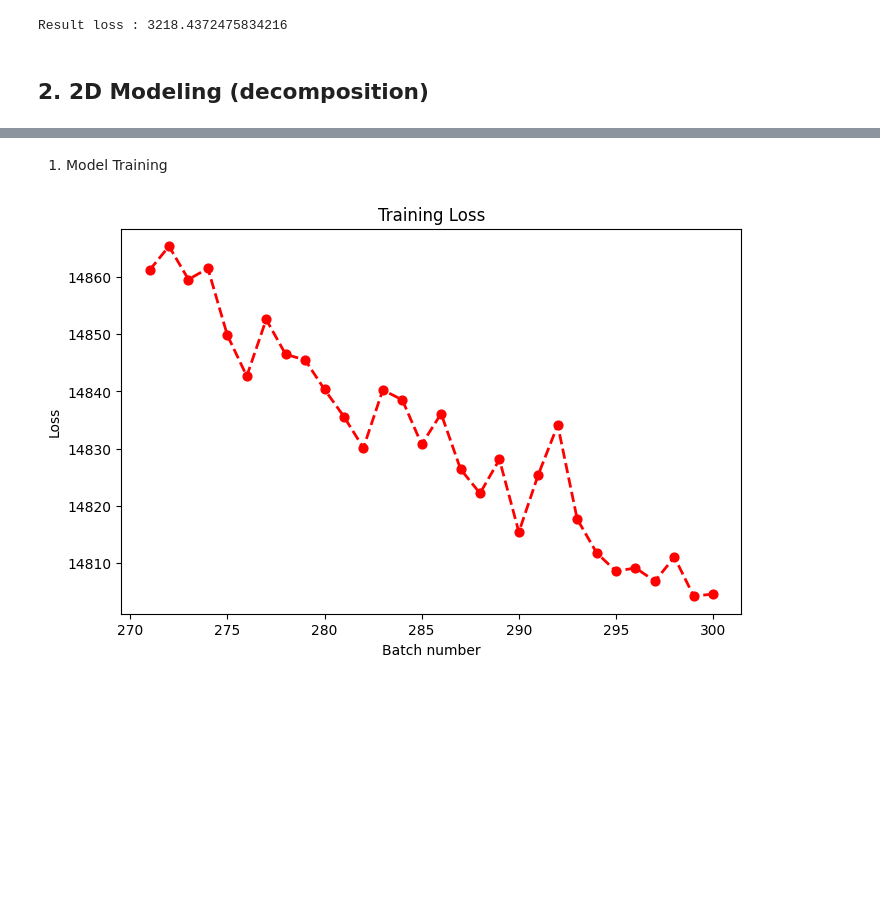
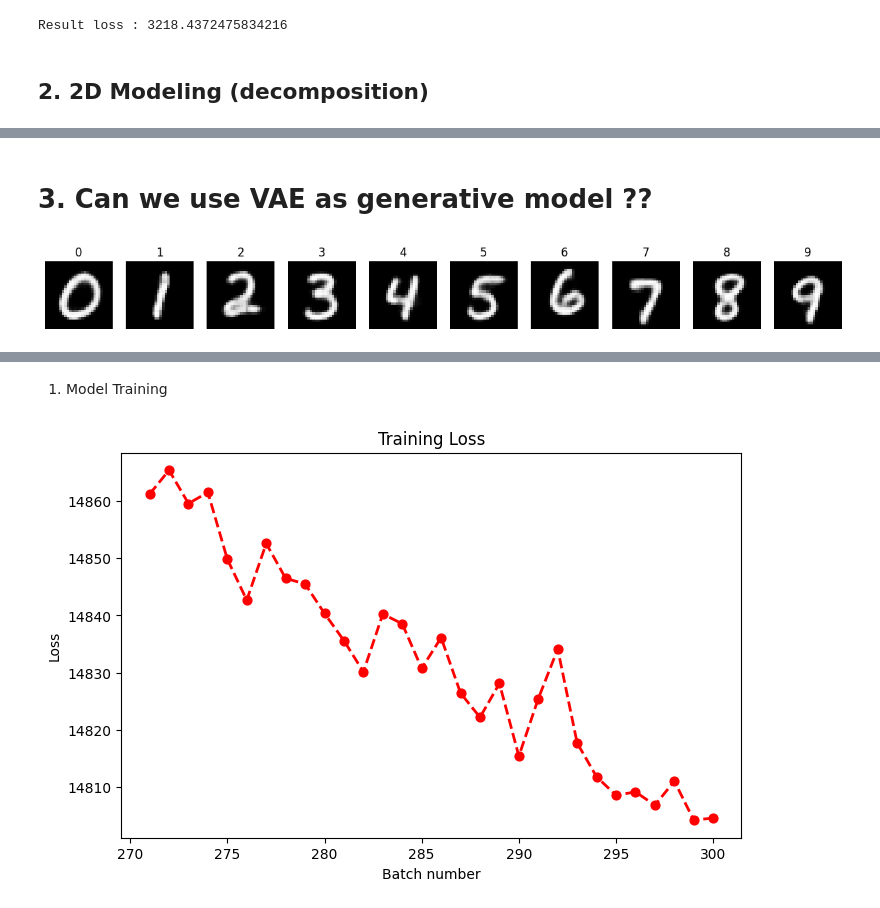
Before and after one commit to comibear/Autoencoders, a Jupyter notebook: 2. Variational Autoencoder/VAE.ipynb, the cells around one changed output, grey strips where cells are left out. Cells and saved outputs as stored; diff of their text form; code cells hidden in the pictures; blank space fills up the shorter version.

```diff
--- a/2. Variational Autoencoder/VAE.ipynb
+++ b/2. Variational Autoencoder/VAE.ipynb
@@ -242,0 +247,2 @@ plt.show()
+# %% [markdown]
+# 3. Can we use VAE as generative model ??
@@ -242,0 +253,37 @@ plt.show()
+# %%
+model = torch.load("./VAE_MNIST.pt", map_location=device)
+model.eval()
+
+label_latent_means = [torch.zeros(16).to(device) for _ in range(10)]
+label_latent_logvars = [torch.zeros(16).to(device) for _ in range(10)]
+
+label_num = [0 for _ in range(10)]
+
+for (X, y) in tqdm(test_data):
+    with torch.no_grad():
+        _, __, mean, logvar = model(X.to(device))
+        label_latent_means[y] += mean.view(16)
+        label_latent_logvars[y] += logvar.view(16)
+        label_num[y] += 1
+
+label_latent_vectors = [model.reparameterize(label_latent_means[i] / label_num[i], label_latent_logvars[i] / label_num[i]) for i in range(10)]
+label_mean_img = []
+
+with torch.no_grad():
+    for i in range(10):
+        recon_x = model.latent_dec(label_latent_vectors[i])
+        recon_x = recon_x.view(64, 1, 1)
+
+        label_mean_img.append(model.decoder(recon_x).cpu())
+
+
+fig, axes = plt.subplots(1, 10, figsize=(15, 2))
+
+for i in range(10):
+    axes[i].imshow(label_mean_img[i].view(28, 28), cmap='gray')
+    axes[i].axis('off')
+    axes[i].set_title(str(i))
+
+plt.show()
+# %% [output]
+[figure, added]
```
Also changed, not shown: parts of 10 cells of this notebook, 12 other files.
